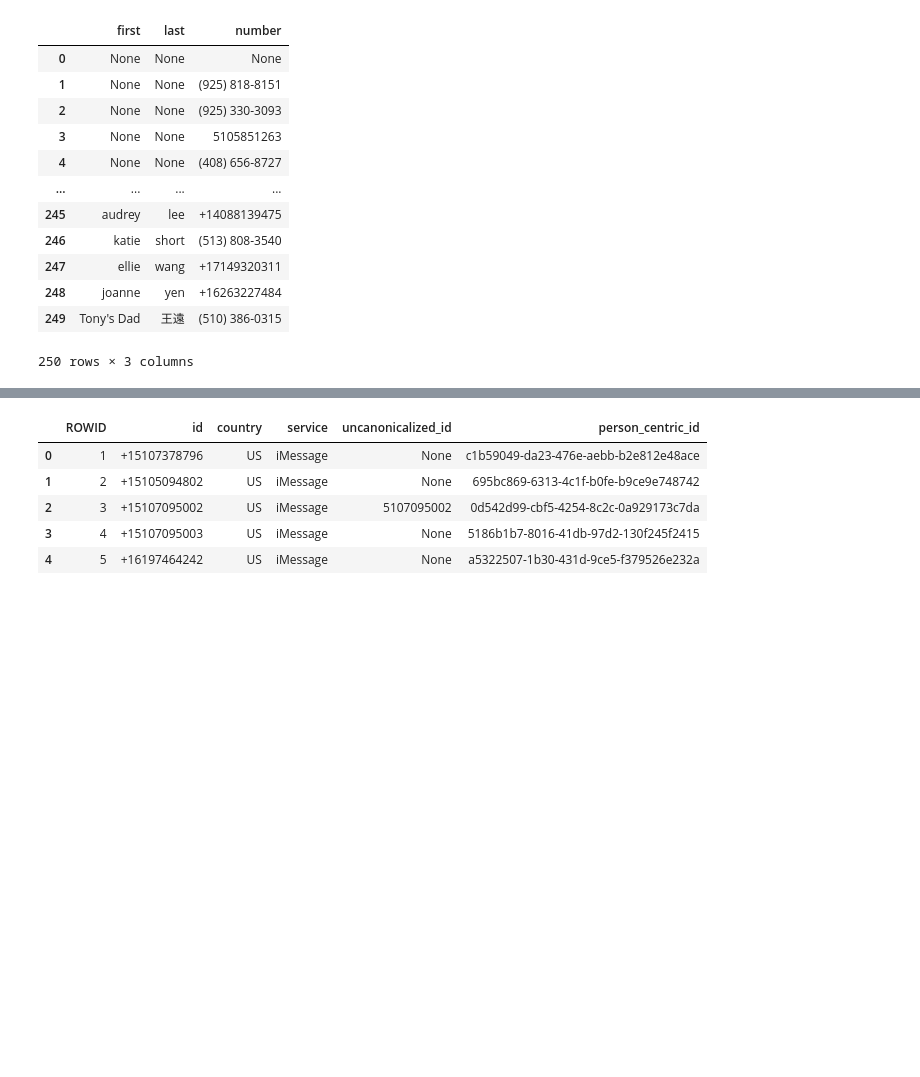
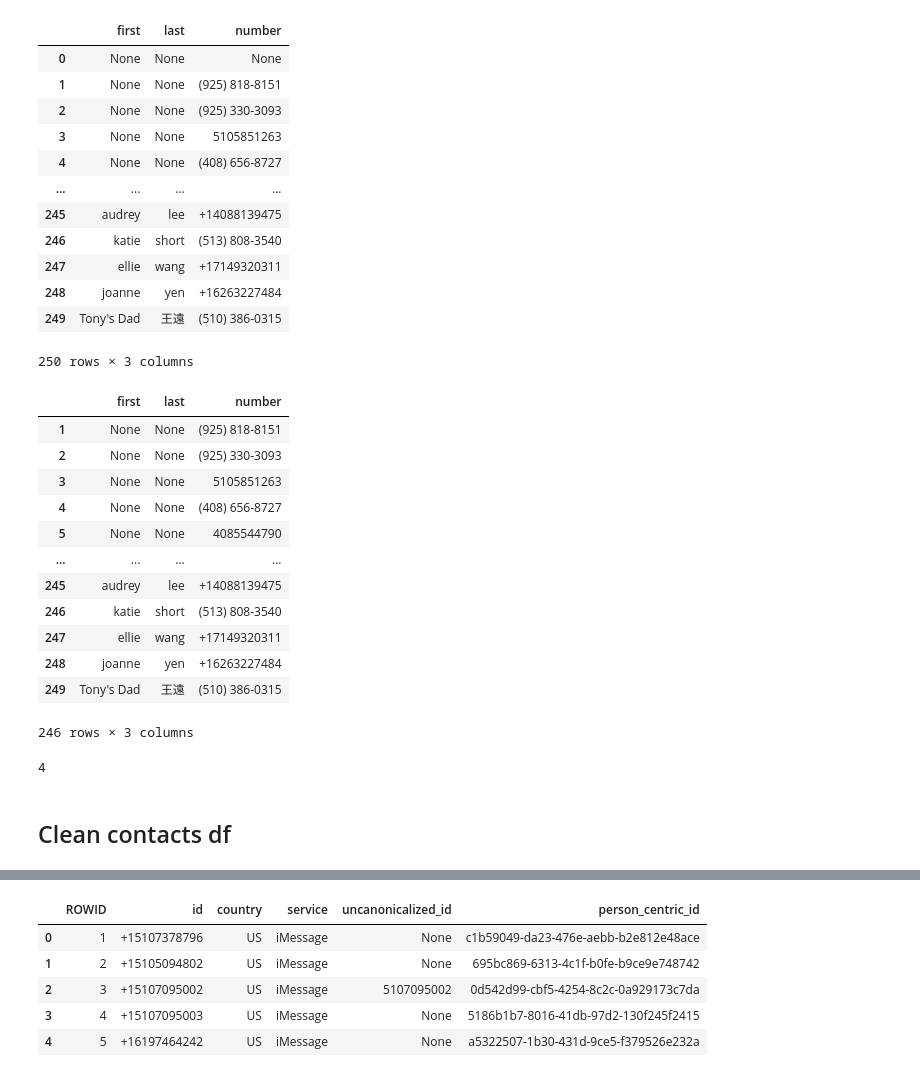
Before and after one commit to jjoycehu/message-wrapped, a Jupyter notebook: message-wrapped.ipynb, the cells around one changed output, grey strips where cells are left out. Saved outputs shown, nothing was run; the diff lists cells and outputs as text; code cells hidden in the pictures; blank space fills up the shorter version.

```diff
--- a/message-wrapped.ipynb
+++ b/message-wrapped.ipynb
@@ -39,3 +39,25 @@ contacts
 | 248 | joanne | yen | +16263227484 |
 | 249 | Tony's Dad | 王遠 | (510) 386-0315 |
 250 rows × 3 columns
+# %%
+contacts.dropna(subset=['number'])
+# %% [output]
+|  | first | last | number |
+| 1 | None | None | (925) 818-8151 |
+| 2 | None | None | (925) 330-3093 |
+| 3 | None | None | 5105851263 |
+| 4 | None | None | (408) 656-8727 |
+| 5 | None | None | 4085544790 |
+| ... | ... | ... | ... |
+| 245 | audrey | lee | +14088139475 |
+| 246 | katie | short | (513) 808-3540 |
+| 247 | ellie | wang | +17149320311 |
+| 248 | joanne | yen | +16263227484 |
+| 249 | Tony's Dad | 王遠 | (510) 386-0315 |
+246 rows × 3 columns
+# %%
+contacts['number'].isna().sum()
+# %% [output]
+4
+# %% [markdown]
+## Clean contacts df
```
Also changed, not shown: parts of 16 cells of this notebook.
